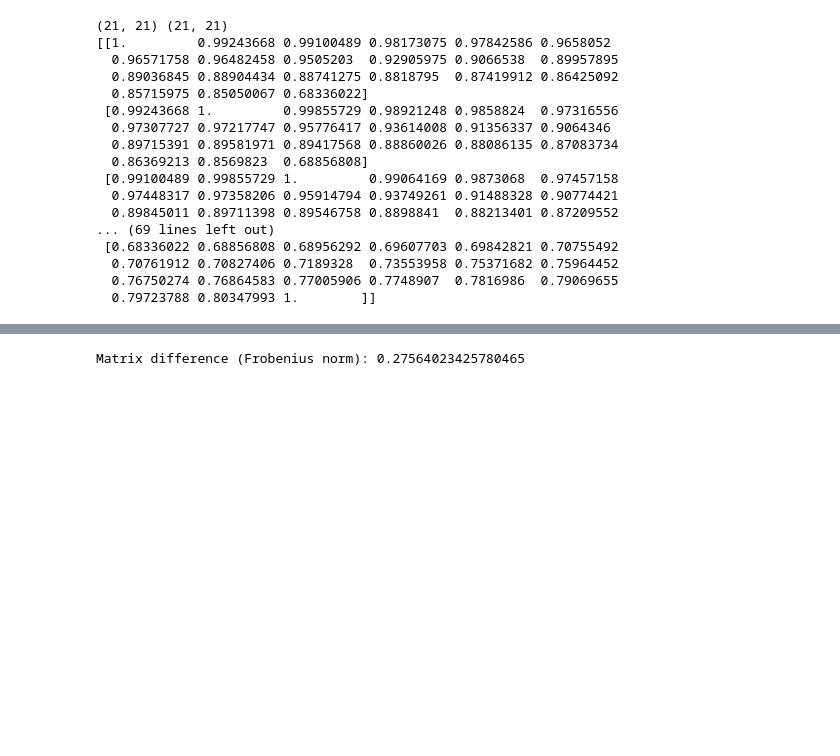
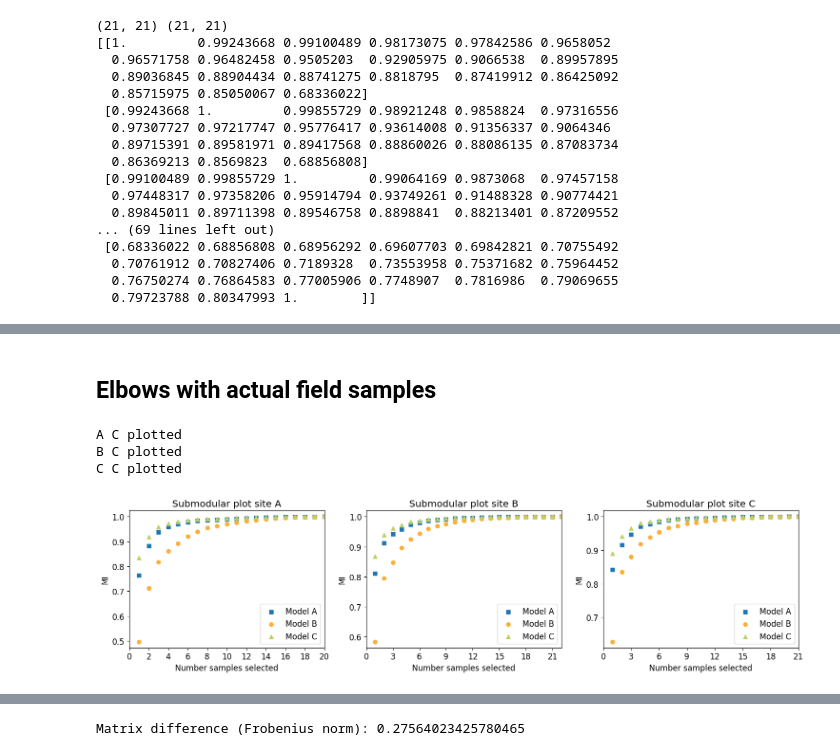
Before and after one commit to MeaganT123/Soft_Sensor_OMP, a Jupyter notebook: soft_sensing_usgs.ipynb, the cells around one changed output, grey strips where cells are left out. Cells and saved outputs as stored; diff of their text form; code cells hidden in the pictures; blank space fills up the shorter version.

```diff
--- a/soft_sensing_usgs.ipynb
+++ b/soft_sensing_usgs.ipynb
@@ -570,0 +663,48 @@ plt.show()
+# %% [markdown]
+## Elbows with actual field samples
+# %%
+# Plotting the curves with subplots for each item in n_range
+n_sites = len(site_ids)
+n_cols = 4
+n_rows = math.ceil(n_sites / n_cols)
+fig, axes = plt.subplots(n_rows, n_cols, figsize=(5* n_cols, 4 * n_rows))
+axes = axes.flatten()
+
+for idx, id in enumerate(alpha_site_id):
+    if idx >= len(axes):
+        break  # In case id_range has more than 9 items
+
+    ax = axes[idx]
+    for i, model_id in enumerate(alpha_site_id):
+        dict_data = grabSamp_selection[id][model_id]
+        samples = dict_data['samples']
+        scores = dict_data['score']
+
+        # Create a consistent x-axis since the samples is sample number, but we care about number of samples selected
+        x_axis = range(1, len(samples) + 1)
+
+        # Plot the curve, preserving the relationship between samples and scores
+        ax.scatter(x_axis, scores, color=colr_sc[i], marker=markers[i], label=f'Model {model_id}')
+    print(id, model_id, 'plotted')
+
+
+    ax.set_xlabel('Number samples selected')
+    ax.set_ylabel('MI')
+    ax.set_title(f'Submodular plot site {id}')
+    ax.legend()
+
+    # Force x-axis to have integer ticks
+    ax.xaxis.set_major_locator(ticker.MaxNLocator(integer=True))
+    ax.set_xlim(0, len(samples))
+
+# Hide any unused subplots if alpha_site_id has less than 3 items
+for i in range(len(alpha_site_id), len(axes)):
+    fig.delaxes(axes[i])
+
+plt.tight_layout()
+plt.show()
+# %% [output]
+A C plotted
+B C plotted
+C C plotted
+[figure, added]
```
Also changed, not shown: parts of 17 cells of this notebook, 1 other file.
